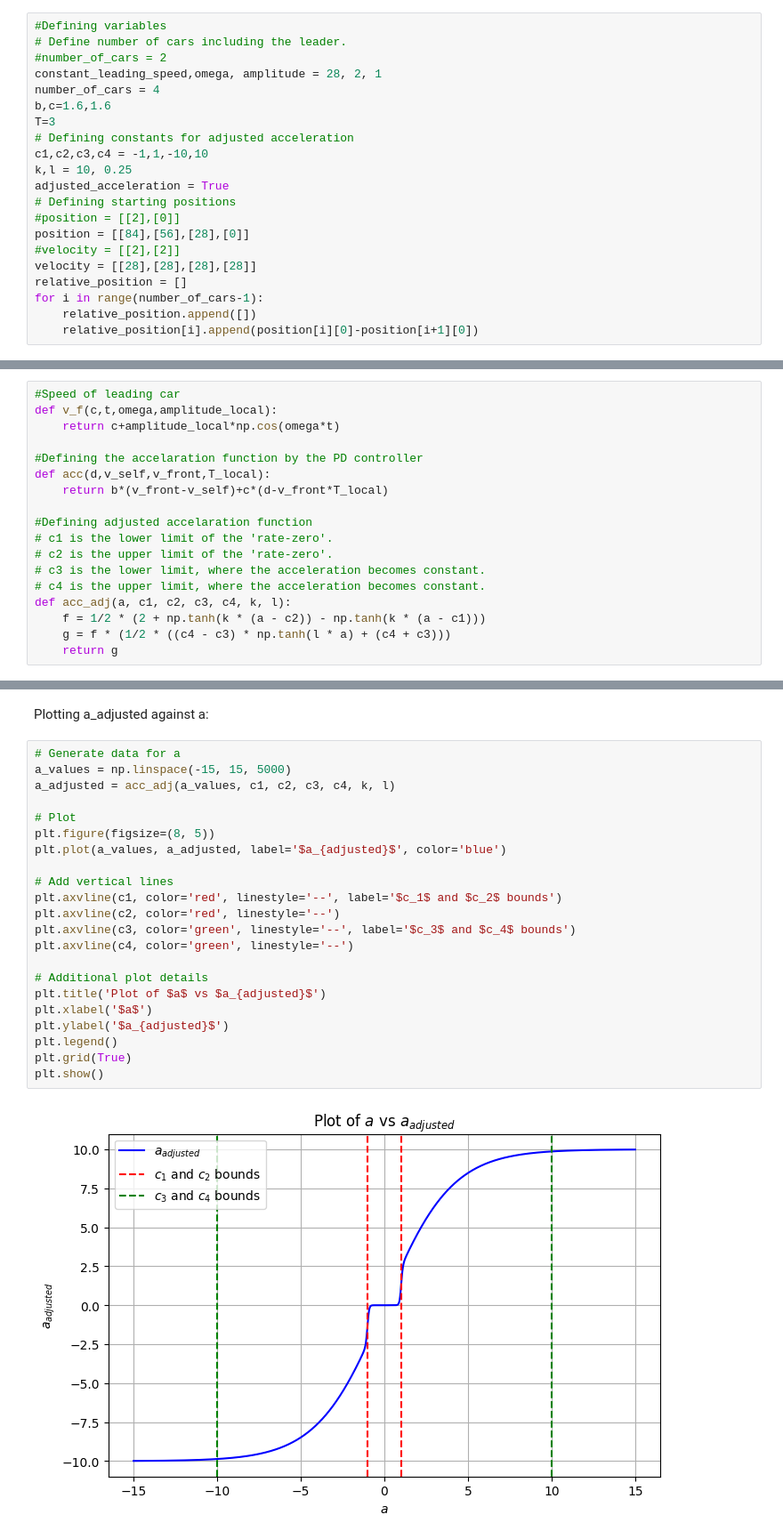
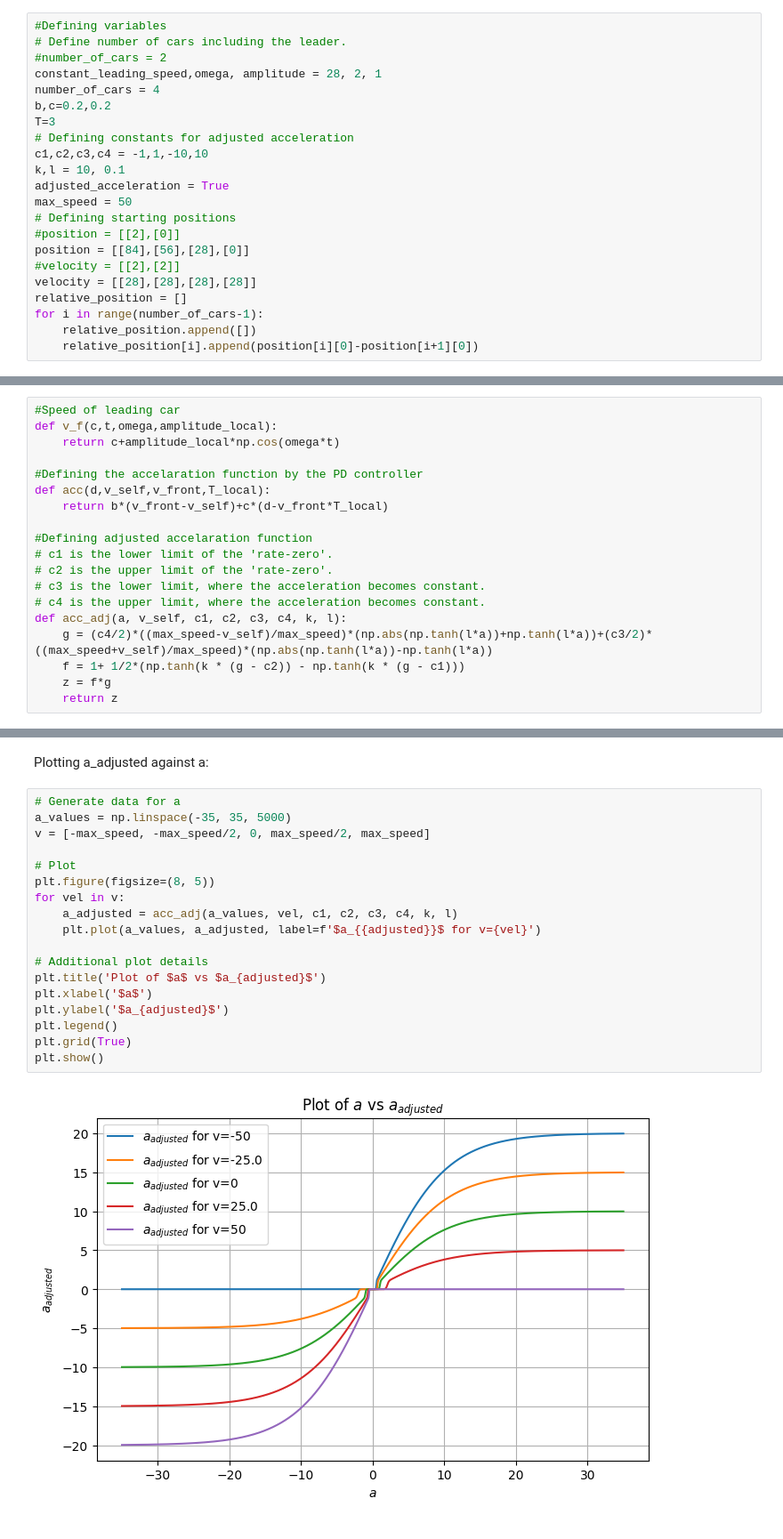
Before and after one commit to s204496/01257_advanced_math_modeling, a Jupyter notebook: numerical_simulations.ipynb, the cells around one changed output, grey strips where cells are left out. Shown: that part at 89% size. Saved outputs shown, nothing was run; the diff lists cells and outputs as text.

Commit message:
included exercise 6 adjusted acceleration

```diff
--- a/numerical_simulations.ipynb
+++ b/numerical_simulations.ipynb
@@ -13,12 +13,13 @@ Simulation of 4 cars with a front car with constant velocity plus a sin function
 #number_of_cars = 2
 constant_leading_speed,omega, amplitude = 28, 2, 1
 number_of_cars = 4
-b,c=1.6,1.6
+b,c=0.2,0.2
 T=3
 # Defining constants for adjusted acceleration
 c1,c2,c3,c4 = -1,1,-10,10
-k,l = 10, 0.25
+k,l = 10, 0.1
 adjusted_acceleration = True
+max_speed = 50
 # Defining starting positions
 #position = [[2],[0]]
 position = [[84],[56],[28],[0]]
@@ -44,10 +45,11 @@ def acc(d,v_self,v_front,T_local):
 # c2 is the upper limit of the 'rate-zero'.
 # c3 is the lower limit, where the acceleration becomes constant.
 # c4 is the upper limit, where the acceleration becomes constant.
-def acc_adj(a, c1, c2, c3, c4, k, l):
-    f = 1/2 * (2 + np.tanh(k * (a - c2)) - np.tanh(k * (a - c1)))
-    g = f * (1/2 * ((c4 - c3) * np.tanh(l * a) + (c4 + c3)))
-    return g
+def acc_adj(a, v_self, c1, c2, c3, c4, k, l):
+    g = (c4/2)*((max_speed-v_self)/max_speed)*(np.abs(np.tanh(l*a))+np.tanh(l*a))+(c3/2)*((max_speed+v_self)/max_speed)*(np.abs(np.tanh(l*a))-np.tanh(l*a))
+    f = 1+ 1/2*(np.tanh(k * (g - c2)) - np.tanh(k * (g - c1)))
+    z = f*g
+    return z
 # %% [markdown]
 Simulation code using eulers method.
 # %%
@@ -117,25 +122,21 @@ plt.show()
 Plotting a_adjusted against a:
 # %%
 # Generate data for a
-a_values = np.linspace(-15, 15, 5000)
-a_adjusted = acc_adj(a_values, c1, c2, c3, c4, k, l)
+a_values = np.linspace(-35, 35, 5000)
+v = [-max_speed, -max_speed/2, 0, max_speed/2, max_speed]
 
 # Plot
 plt.figure(figsize=(8, 5))
-plt.plot(a_values, a_adjusted, label='$a_{adjusted}$', color='blue')
-
-# Add vertical lines
-plt.axvline(c1, color='red', linestyle='--', label='$c_1$ and $c_2$ bounds')
-plt.axvline(c2, color='red', linestyle='--')
-plt.axvline(c3, color='green', linestyle='--', label='$c_3$ and $c_4$ bounds')
-plt.axvline(c4, color='green', linestyle='--')
+for vel in v:
+    a_adjusted = acc_adj(a_values, vel, c1, c2, c3, c4, k, l)
+    plt.plot(a_values, a_adjusted, label=f'$a_{{adjusted}}$ for v={vel}')
 
 # Additional plot details
 plt.title('Plot of $a$ vs $a_{adjusted}$')
 plt.xlabel('$a$')
 plt.ylabel('$a_{adjusted}$')
 plt.legend()
 plt.grid(True)
 plt.show()
 # %% [output]
-[figure, old version]
+[figure, new version]
```
Also changed, not shown: parts of 2 cells of this notebook.
